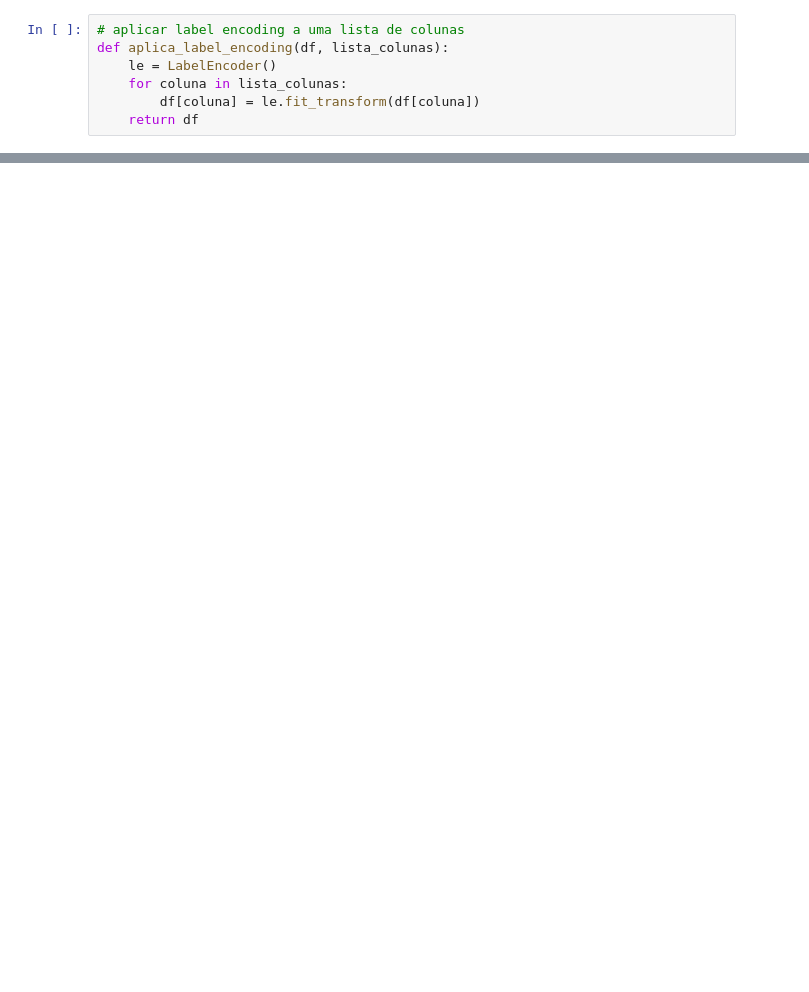
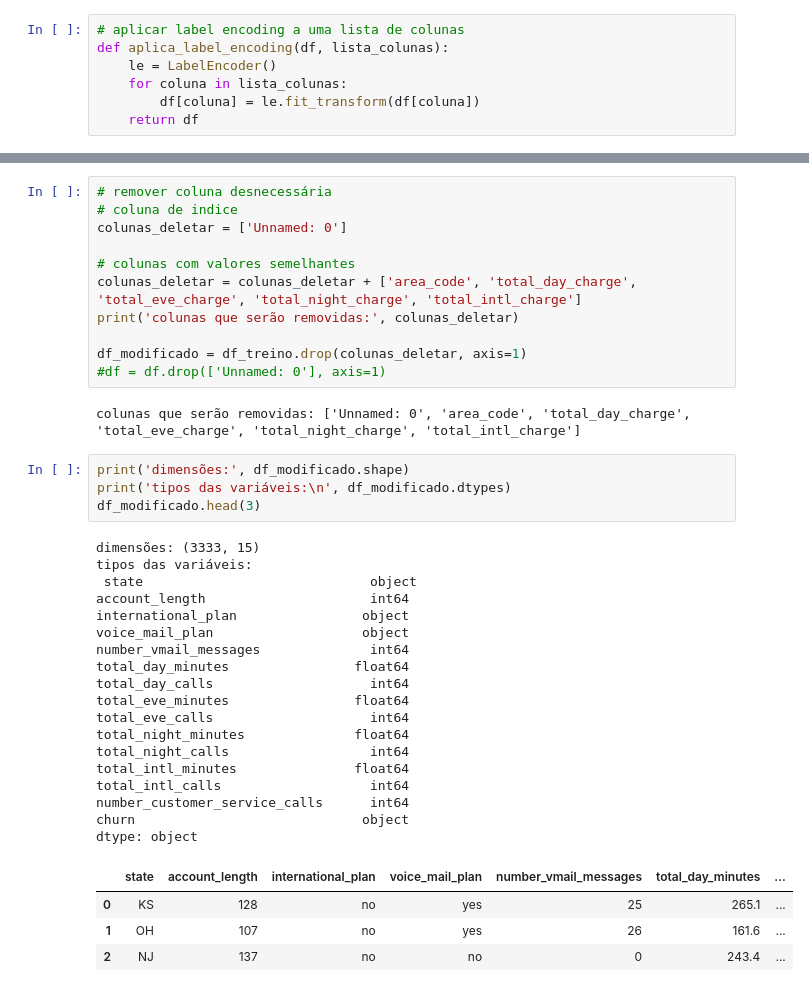
Before and after one commit to jrsilva051/prevendoCustomerChurnOperadorasTelecom, a Jupyter notebook: projetoCustomerChurn.ipynb, the cells around one changed output, grey strips where cells are left out. Cells and saved outputs as stored; diff of their text form; blank space fills up the shorter version.

```diff
--- a/projetoCustomerChurn.ipynb
+++ b/projetoCustomerChurn.ipynb
@@ -224,0 +80,40 @@ print(f"Acurácia do modelo: {score}")
+# %%
+# remover coluna desnecessária
+# coluna de indice
+colunas_deletar = ['Unnamed: 0']
+
+# colunas com valores semelhantes
+colunas_deletar = colunas_deletar + ['area_code', 'total_day_charge', 'total_eve_charge', 'total_night_charge', 'total_intl_charge']
+print('colunas que serão removidas:', colunas_deletar)
+
+df_modificado = df_treino.drop(colunas_deletar, axis=1)
+#df = df.drop(['Unnamed: 0'], axis=1)
+# %% [output]
+colunas que serão removidas: ['Unnamed: 0', 'area_code', 'total_day_charge', 'total_eve_charge', 'total_night_charge', 'total_intl_charge']
+# %%
+print('dimensões:', df_modificado.shape)
+print('tipos das variáveis:\n', df_modificado.dtypes)
+df_modificado.head(3)
+# %% [output]
+dimensões: (3333, 15)
+tipos das variáveis:
+ state                             object
+account_length                     int64
+international_plan                object
+voice_mail_plan                   object
+number_vmail_messages              int64
+total_day_minutes                float64
+total_day_calls                    int64
+total_eve_minutes                float64
+total_eve_calls                    int64
+total_night_minutes              float64
+total_night_calls                  int64
+total_intl_minutes               float64
+total_intl_calls                   int64
+number_customer_service_calls      int64
+churn                             object
+dtype: object
+|  | state | account_length | international_plan | voice_mail_plan | number_vmail_messages | total_day_minutes | ... |
+| 0 | KS | 128 | no | yes | 25 | 265.1 | ... |
+| 1 | OH | 107 | no | yes | 26 | 161.6 | ... |
+| 2 | NJ | 137 | no | no | 0 | 243.4 | ... |
```
Also changed, not shown: parts of 50 cells of this notebook.
